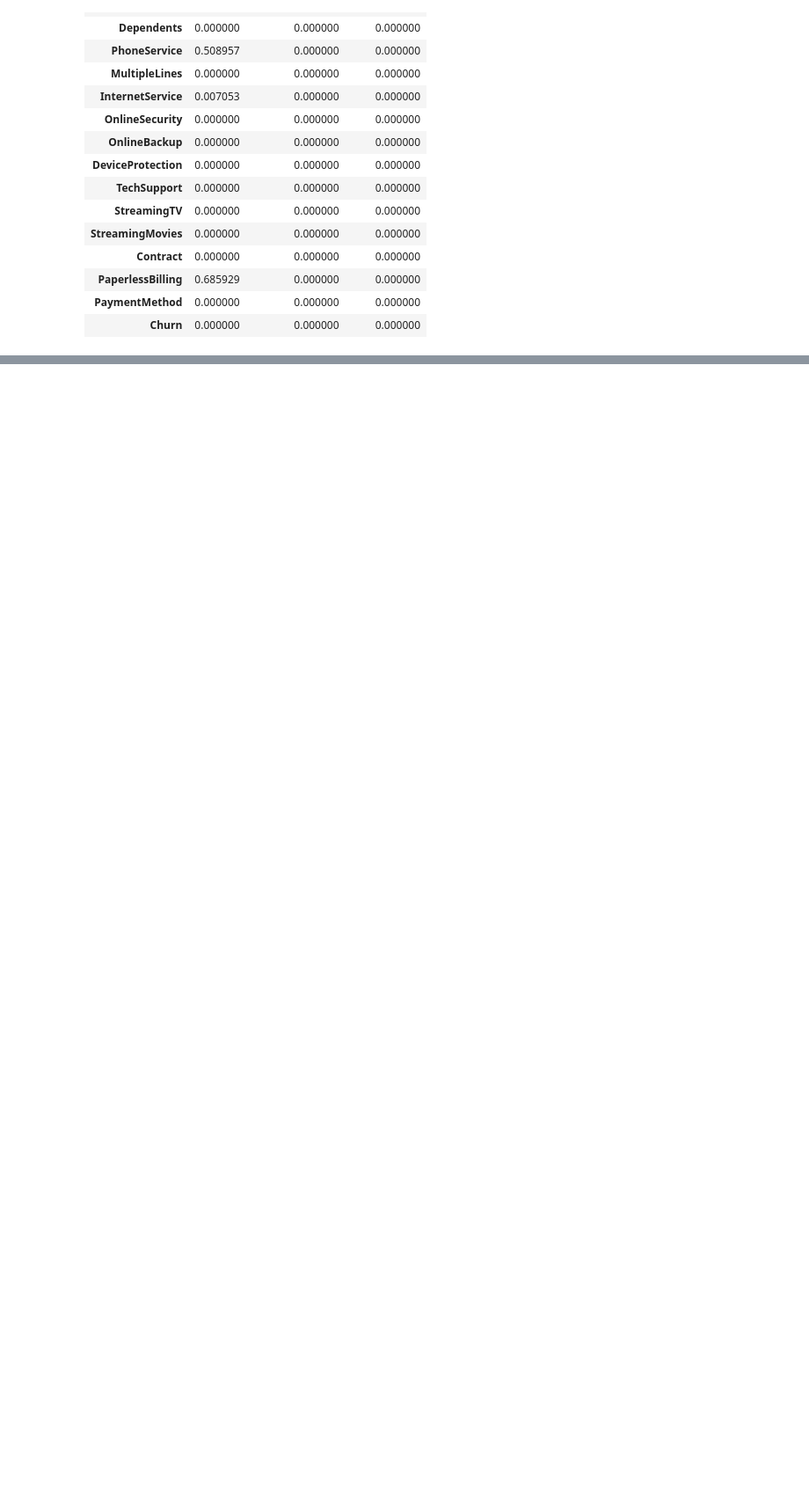
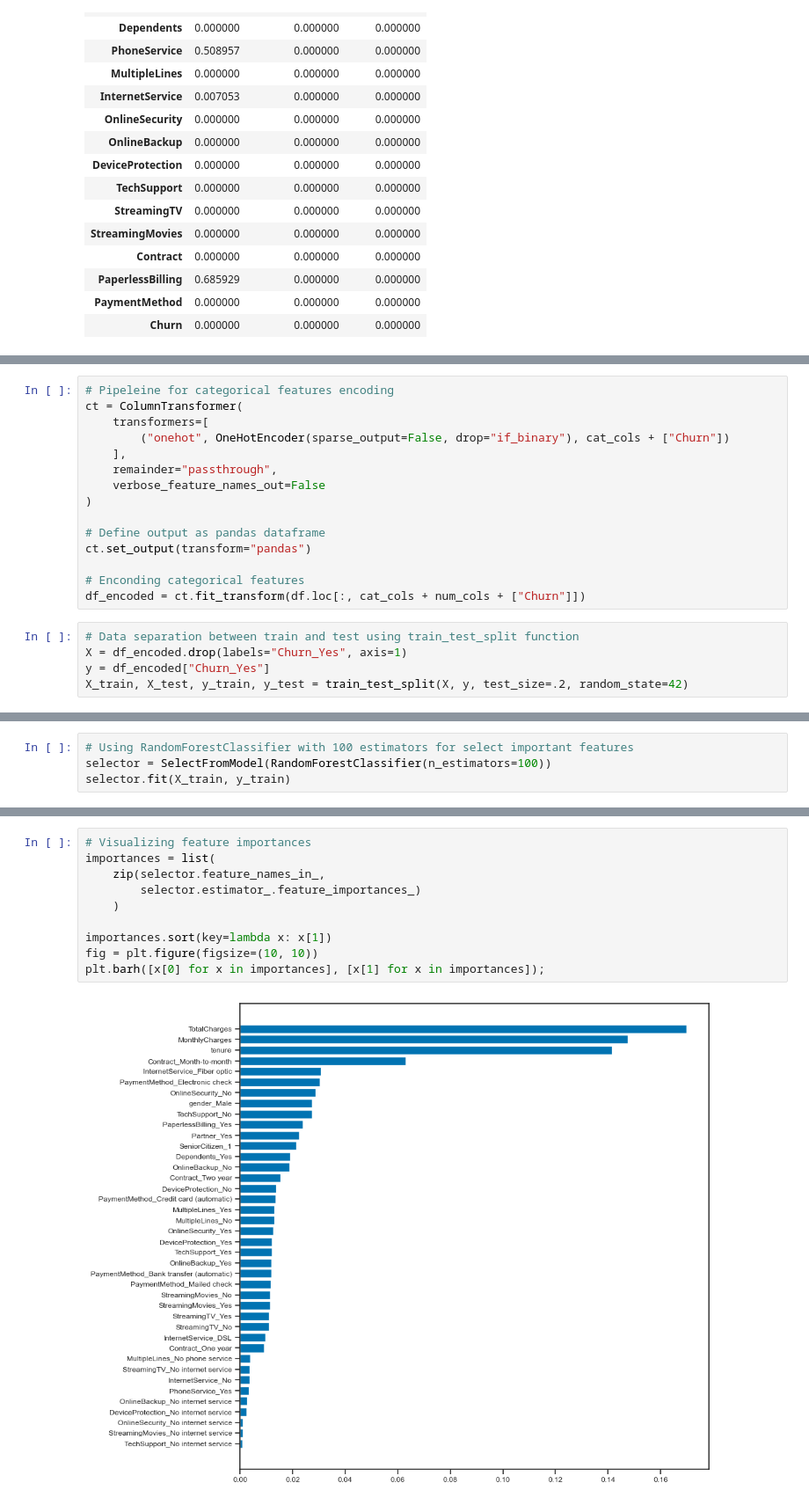
Before and after one commit to guipradow/churn_prediction, a Jupyter notebook: churn_prediction.ipynb, the cells around one changed output, grey strips where cells are left out. Shown at 88% size. Cells and saved outputs as stored; diff of their text form; blank space fills up the shorter version.

```diff
--- a/churn_prediction.ipynb
+++ b/churn_prediction.ipynb
@@ -354,0 +409,20 @@ df_association.apply(pd.to_numeric).T.style.background_gradient(cmap="Reds")
+# %%
+# Pipeleine for categorical features encoding
+ct = ColumnTransformer(
+    transformers=[
+        ("onehot", OneHotEncoder(sparse_output=False, drop="if_binary"), cat_cols + ["Churn"])
+    ],
+    remainder="passthrough",
+    verbose_feature_names_out=False
+)
+
+# Define output as pandas dataframe
+ct.set_output(transform="pandas")
+
+# Enconding categorical features
+df_encoded = ct.fit_transform(df.loc[:, cat_cols + num_cols + ["Churn"]])
+# %%
+# Data separation between train and test using train_test_split function
+X = df_encoded.drop(labels="Churn_Yes", axis=1)
+y = df_encoded["Churn_Yes"]
+X_train, X_test, y_train, y_test = train_test_split(X, y, test_size=.2, random_state=42)
@@ -354,0 +433,4 @@ df_association.apply(pd.to_numeric).T.style.background_gradient(cmap="Reds")
+# %%
+# Using RandomForestClassifier with 100 estimators for select important features
+selector = SelectFromModel(RandomForestClassifier(n_estimators=100))
+selector.fit(X_train, y_train)
@@ -354,0 +439,12 @@ df_association.apply(pd.to_numeric).T.style.background_gradient(cmap="Reds")
+# %%
+# Visualizing feature importances
+importances = list(
+    zip(selector.feature_names_in_,
+        selector.estimator_.feature_importances_)
+    )
+
+importances.sort(key=lambda x: x[1])
+fig = plt.figure(figsize=(10, 10))
+plt.barh([x[0] for x in importances], [x[1] for x in importances]);
+# %% [output]
+[figure, added]
```
Also changed, not shown: parts of 33 cells of this notebook.
